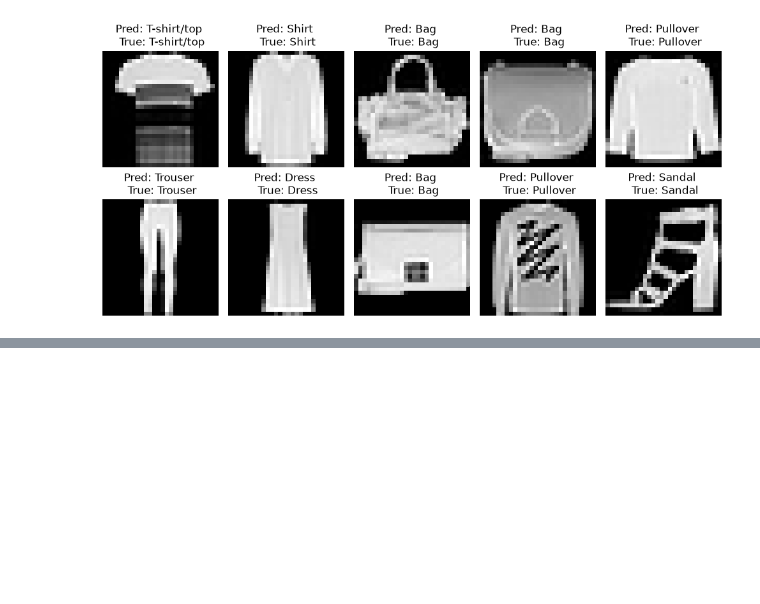
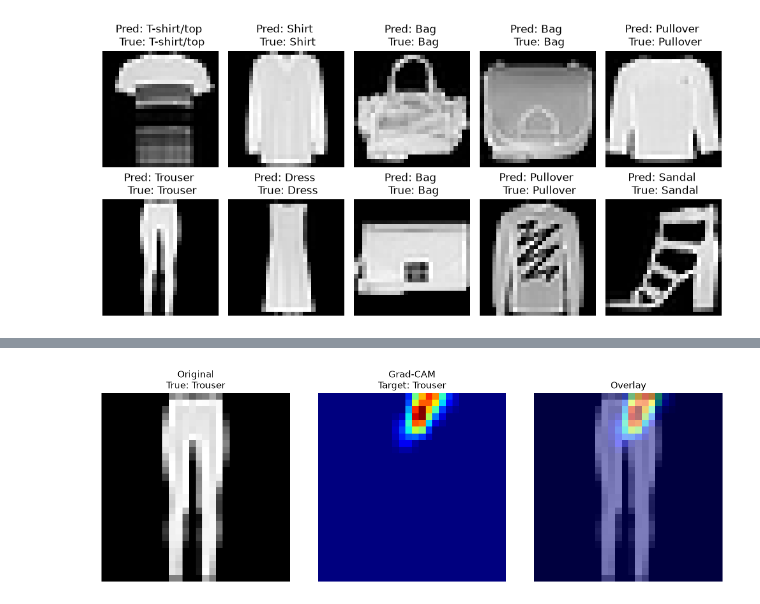
Before and after one commit to keljorden/gradcam, a Jupyter notebook: my_gradcam.ipynb, the cells around one changed output, grey strips where cells are left out. Drawn from its saved outputs; the diff is of its cells as text; code cells hidden in the pictures; blank space fills up the shorter version.

```diff
--- a/my_gradcam.ipynb
+++ b/my_gradcam.ipynb
@@ -219,0 +415,4 @@ plt.show()
+# %%
+grad_cam(model= model, data_sample= test_data[np.random.randint(0, len(test_data))], target= model.block2[2], device= device)
+# %% [output]
+[figure, added]
```
Also changed, not shown: parts of 28 cells of this notebook.
